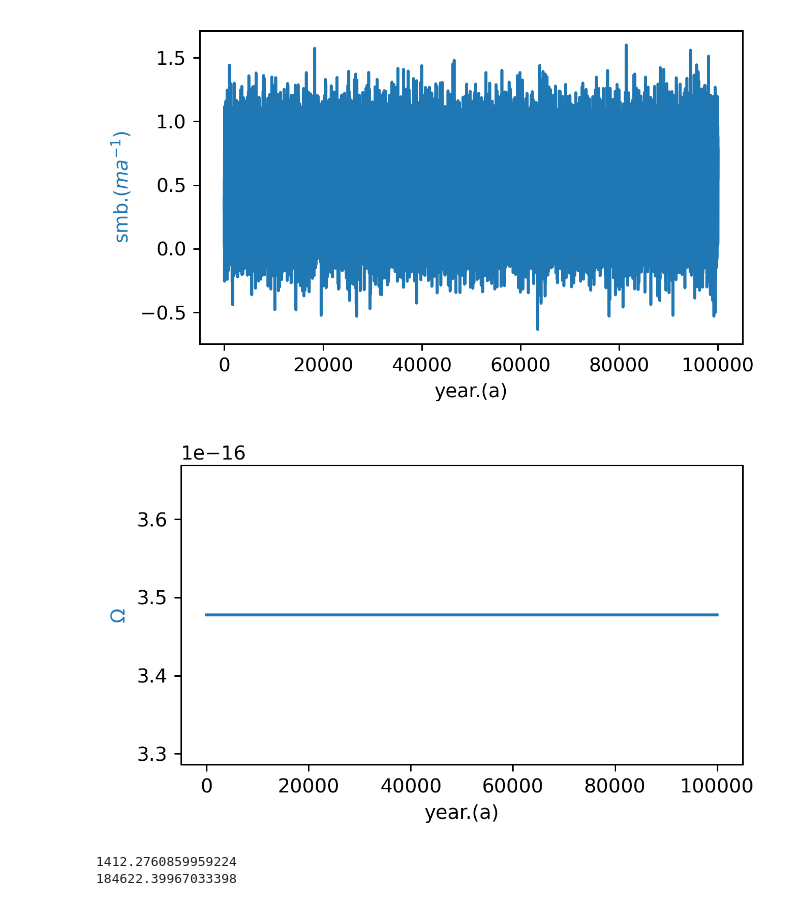
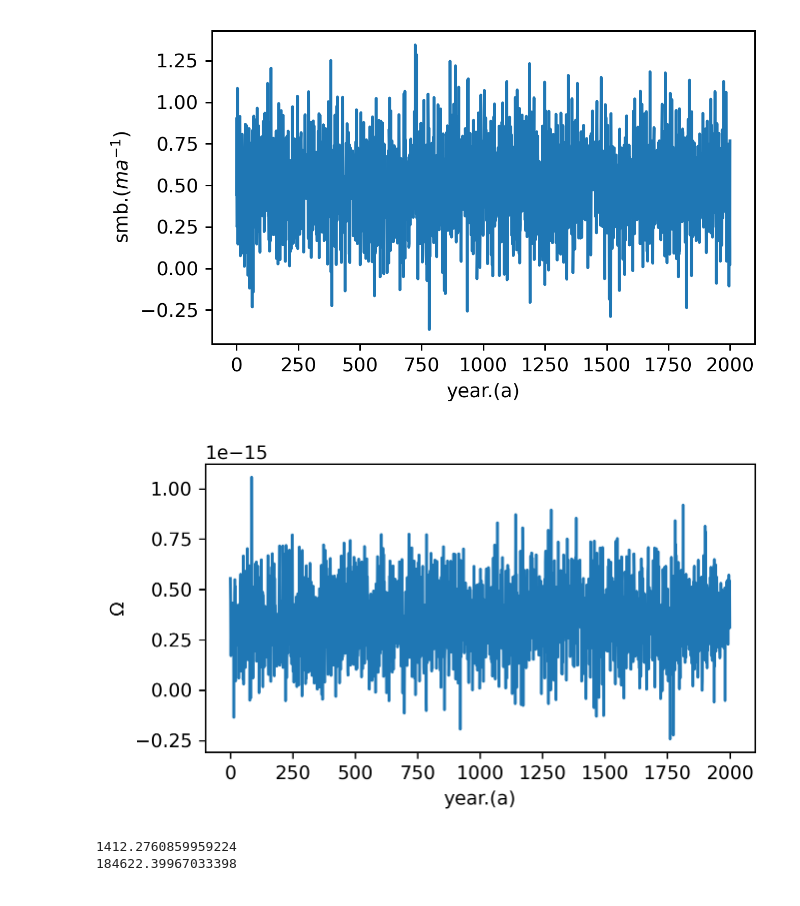
Before and after one commit to hoffmaao/gia2stage, a Jupyter notebook: gia2stage.ipynb, the cells around one changed output. Saved outputs shown, nothing was run; the diff lists cells and outputs as text; code cells hidden in the pictures.

```diff
--- a/gia2stage.ipynb
+++ b/gia2stage.ipynb
@@ -16,24 +16,25 @@ from constants import (gravity as g,
 import matplotlib.pyplot as plt
 # %%
 # Simulation parameters
-N = 100000
+N = 2000
 Sbar = .5
 Sσ = Sbar/1.
 Obar = forcing.Ωbar(C,A,θ,simulation.m(n))
 Oσ = 0.0
 dt = 1.0
 # %%
-Ω,smb=simulation.initialize_forcing(Sbar,Sσ,Obar,Oσ,N)
+Ω,smb=simulation.initialize_forcing(Sbar,0.5,Obar,0.0,N)
+Ω2,smb2=simulation.initialize_forcing(Sbar,0.0,Obar,0.5,N)
 # %%
 fig,ax,plots=plot.makefig01(1)
 plot.figure01(fig,ax,smb,N,dt,label=r'smb.($ma^{-1}$)')
 # %% [output]
-[figure, old version]
+[figure, new version]
 # %%
 fig,ax,plots=plot.makefig01(1)
-plot.figure01(fig,ax,Ω,N,dt,label=r'Ω')
+plot.figure01(fig,ax,Ω2,N,dt,label=r'Ω')
 # %% [output]
-[figure, old version]
+[figure, new version]
 # %%
 b0=-100
 m0=-2e-3
```
Also changed, not shown: parts of 5 cells of this notebook, 30 other files.
